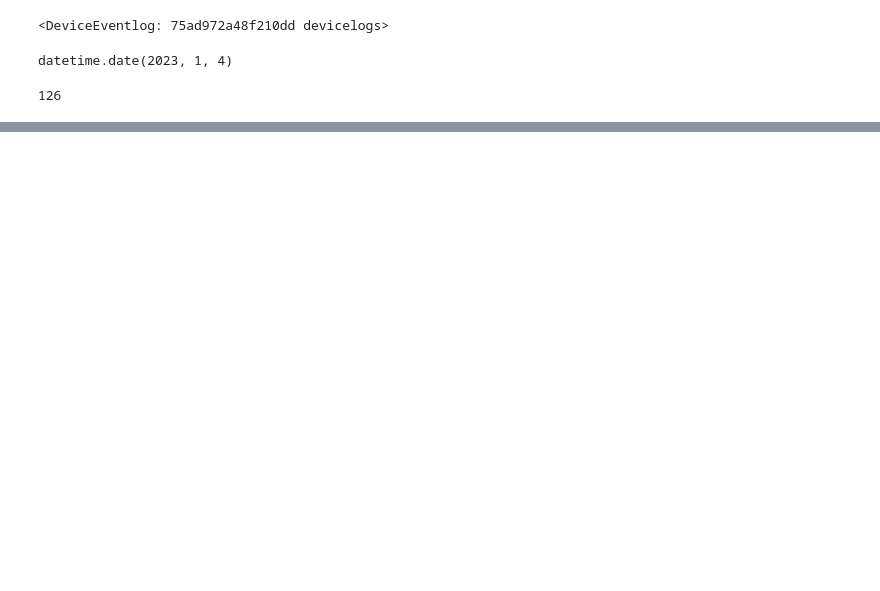
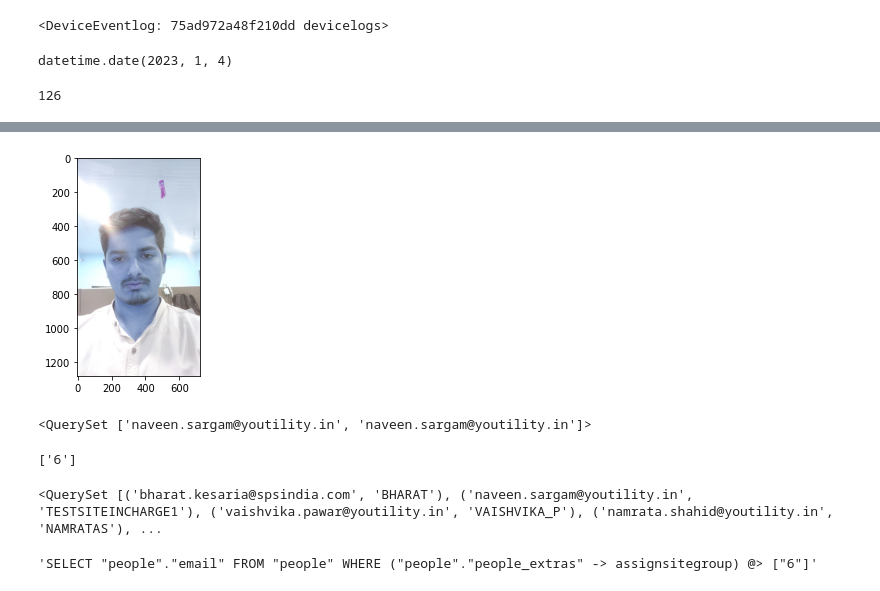
Before and after one commit to ytpl65/youtility3_refactoring, a Jupyter notebook: Untitled.ipynb, the cells around one changed output, grey strips where cells are left out. Saved outputs shown, nothing was run; the diff lists cells and outputs as text; code cells hidden in the pictures; blank space fills up the shorter version.

```diff
--- a/Untitled.ipynb
+++ b/Untitled.ipynb
@@ -135,0 +104,4 @@ TypeError: the JSON object must be str, bytes or bytearray, not list
+# %%
+gi(img2)
+# %% [output]
+[figure, added]
@@ -135,0 +110,27 @@ TypeError: the JSON object must be str, bytes or bytearray, not list
+# %%
+qset = People.objects.get_siteincharge_emails(9)
+qset
+# %% [output]
+<QuerySet ['naveen.sargam@youtility.in', 'naveen.sargam@youtility.in']>
+# %%
+grps = list(Pgbelonging.objects.annotate(
+                groupid = Cast('pgroup_id', models.CharField())
+            ).filter(
+            assignsites_id=9,
+            people_id__in = [1, None],
+            ).values_list(
+                'groupid', flat=True))
+grps
+# %% [output]
+['6']
+# %%
+qset = People.objects.filter(
+             (Q(bu_id = 9) | Q(people_extras__assignsitegroup__contains = grps))).values_list(
+                'email','peoplecode')
+qset
+# %% [output]
+<QuerySet [('bharat.kesaria@spsindia.com', 'BHARAT'), ('naveen.sargam@youtility.in', 'TESTSITEINCHARGE1'), ('vaishvika.pawar@youtility.in', 'VAISHVIKA_P'), ('namrata.shahid@youtility.in', 'NAMRATAS'), ...
+# %%
+str(qset.query)
+# %% [output]
+'SELECT "people"."email" FROM "people" WHERE ("people"."people_extras" -> assignsitegroup) @> ["6"]'
```
Also changed, not shown: parts of 28 cells of this notebook, 20 other files.
